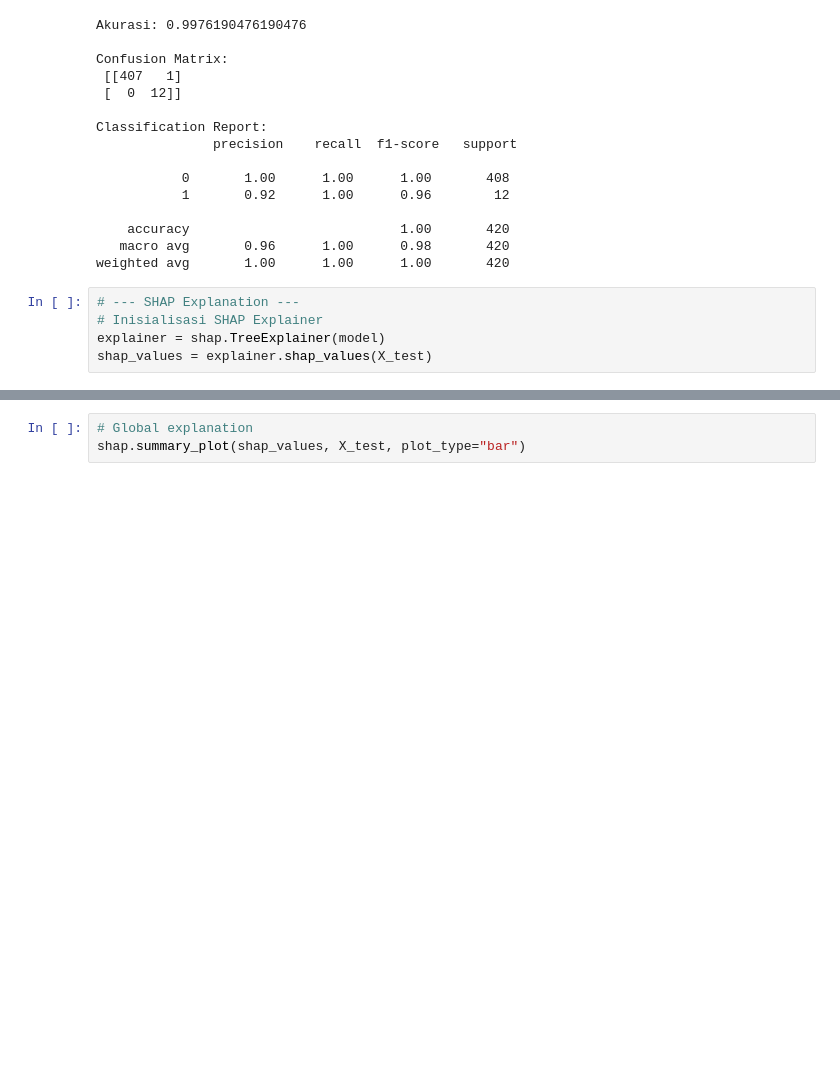
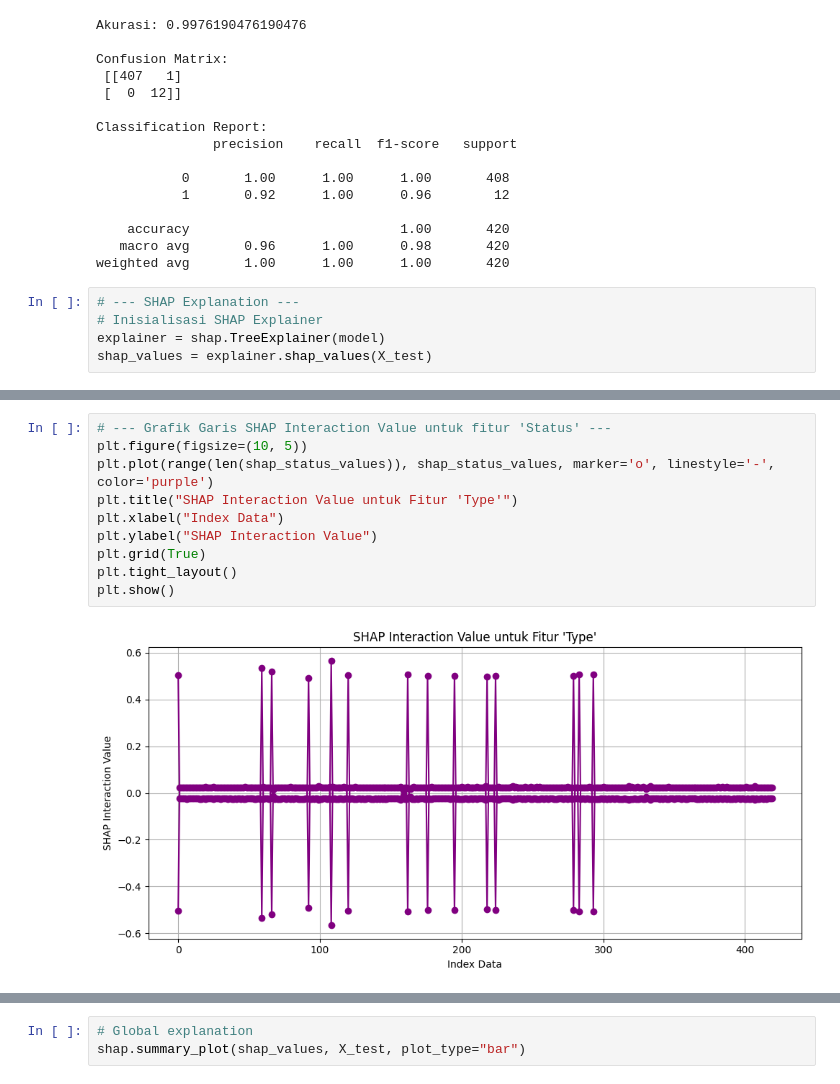
Before and after one commit to PenDZ-Alter/shap-project-management, a Jupyter notebook: construction_tasks_test.ipynb, the cells around one changed output, grey strips where cells are left out. Drawn from its saved outputs; the diff is of its cells as text; blank space fills up the shorter version.

```diff
--- a/construction_tasks_test.ipynb
+++ b/construction_tasks_test.ipynb
@@ -69,0 +160,12 @@ shap_values = explainer.shap_values(X_test)
+# %%
+# --- Grafik Garis SHAP Interaction Value untuk fitur 'Status' ---
+plt.figure(figsize=(10, 5))
+plt.plot(range(len(shap_status_values)), shap_status_values, marker='o', linestyle='-', color='purple')
+plt.title("SHAP Interaction Value untuk Fitur 'Type'")
+plt.xlabel("Index Data")
+plt.ylabel("SHAP Interaction Value")
+plt.grid(True)
+plt.tight_layout()
+plt.show()
+# %% [output]
+[figure, added]
```
Also changed, not shown: parts of 8 cells of this notebook.
